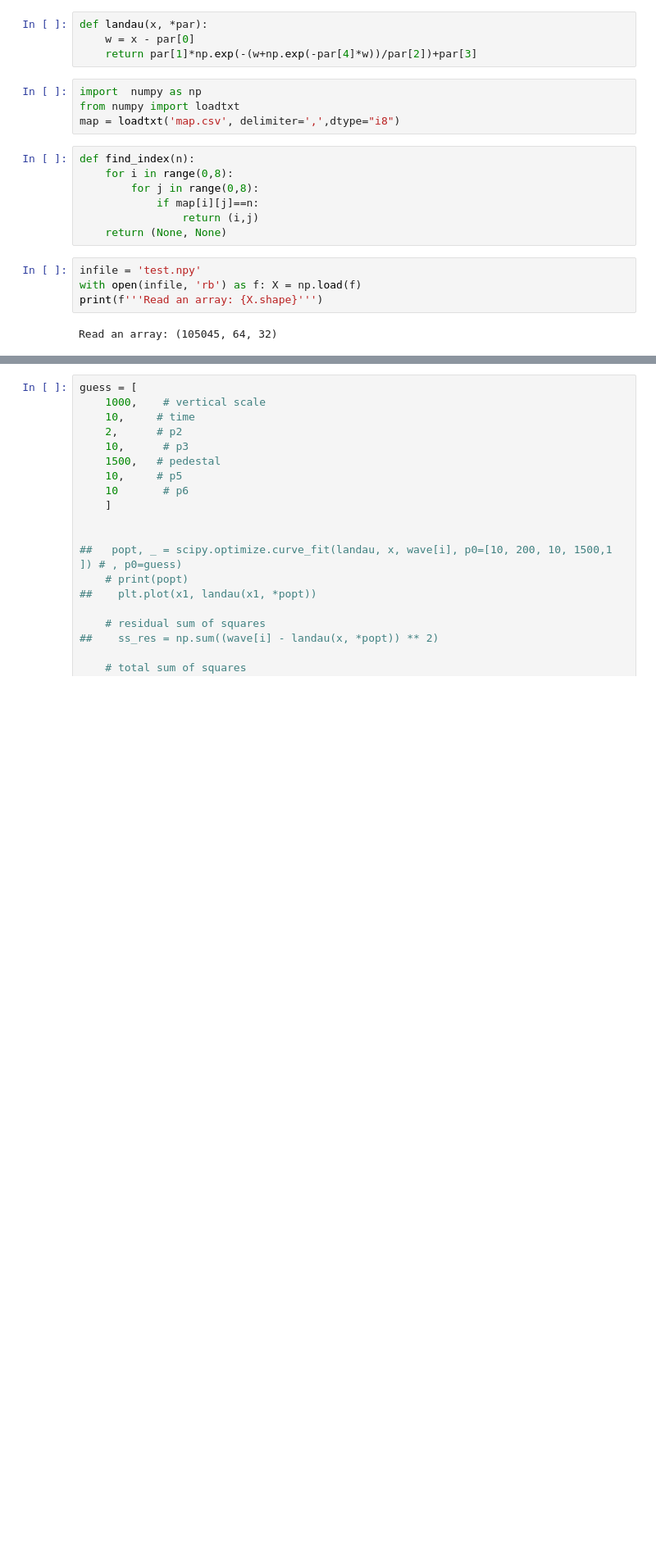
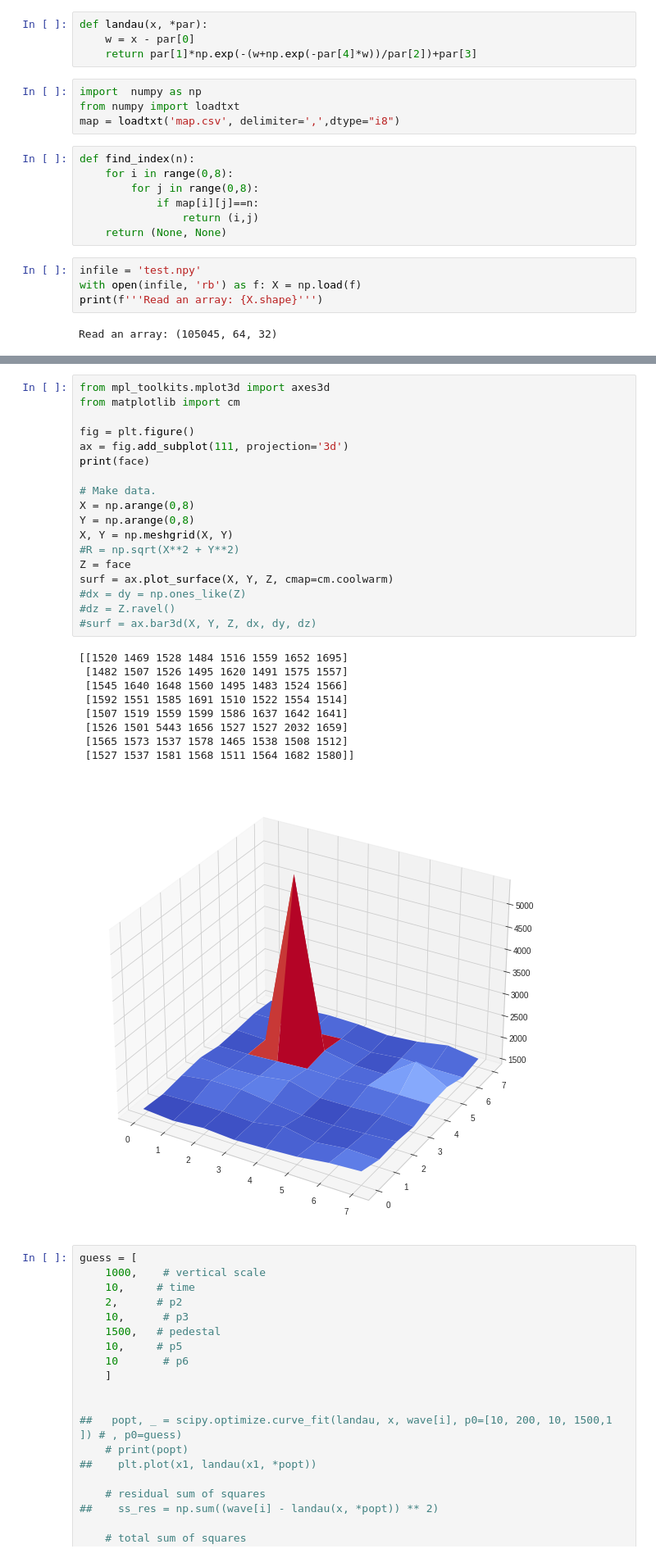
Before and after one commit to regmi-sijan/ml4cal, a Jupyter notebook: testbeam/newfit.ipynb, the cells around one changed output, grey strips where cells are left out. Shown at 82% size. Saved outputs shown, nothing was run; the diff lists cells and outputs as text; blank space fills up the shorter version.

```diff
--- a/testbeam/newfit.ipynb
+++ b/testbeam/newfit.ipynb
@@ -143,3 +152,31 @@ for n in range(0,5000):
+# %%
+from mpl_toolkits.mplot3d import axes3d
+from matplotlib import cm
+
+fig = plt.figure()
+ax = fig.add_subplot(111, projection='3d')
+print(face)
+
+# Make data.
+X = np.arange(0,8)
+Y = np.arange(0,8)
+X, Y = np.meshgrid(X, Y)
+#R = np.sqrt(X**2 + Y**2)
+Z = face
+surf = ax.plot_surface(X, Y, Z, cmap=cm.coolwarm)
+#dx = dy = np.ones_like(Z)
+#dz = Z.ravel()
+#surf = ax.bar3d(X, Y, Z, dx, dy, dz)
+# %% [output]
+[[1520 1469 1528 1484 1516 1559 1652 1695]
+ [1482 1507 1526 1495 1620 1491 1575 1557]
+ [1545 1640 1648 1560 1495 1483 1524 1566]
+ [1592 1551 1585 1691 1510 1522 1554 1514]
+ [1507 1519 1559 1599 1586 1637 1642 1641]
+ [1526 1501 5443 1656 1527 1527 2032 1659]
+ [1565 1573 1537 1578 1465 1538 1508 1512]
+ [1527 1537 1581 1568 1511 1564 1682 1580]]
+[figure, added]
 # %%
 guess = [
     1000,    # vertical scale
```
Also changed, not shown: parts of 2 cells of this notebook.
